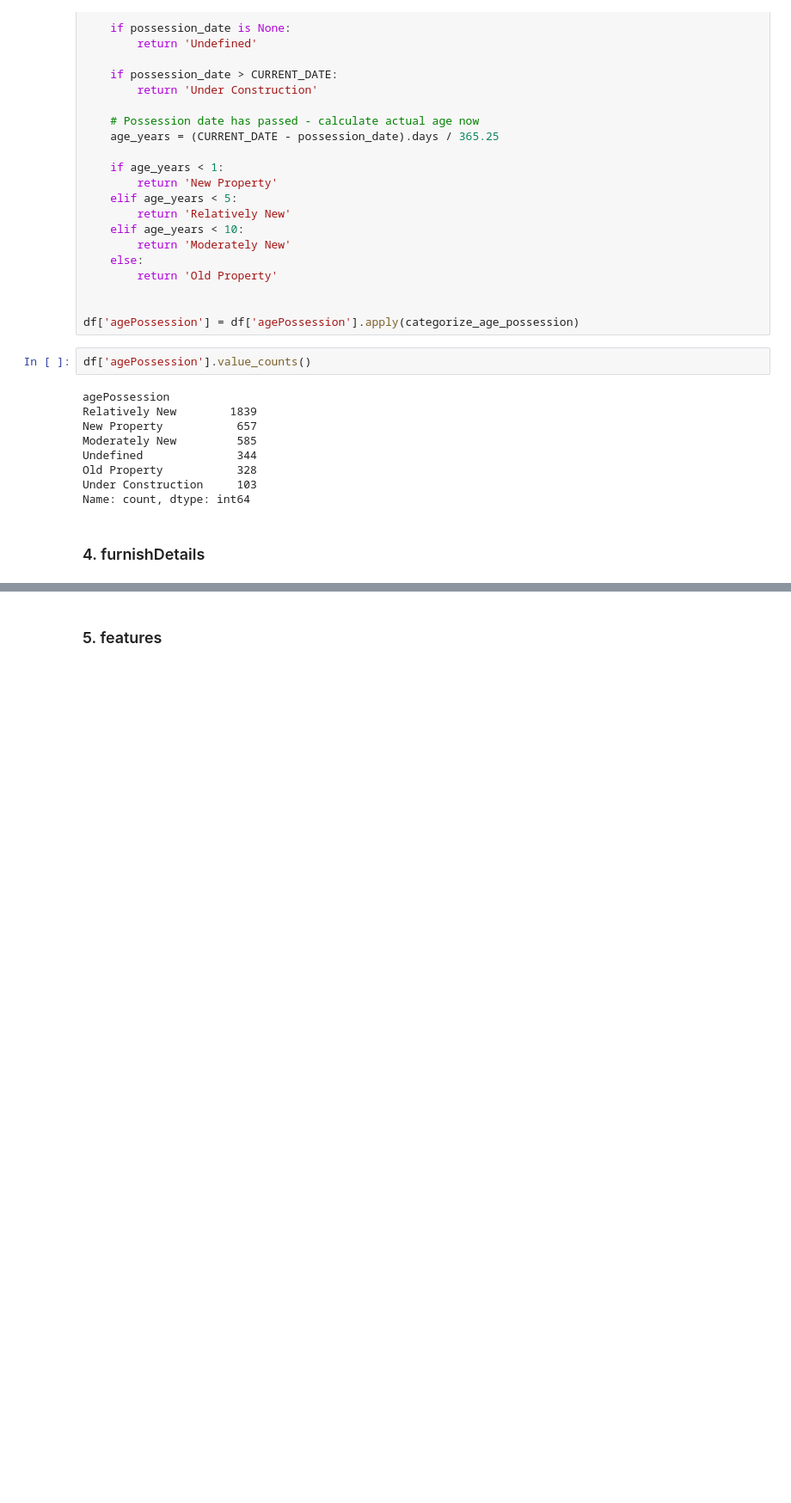
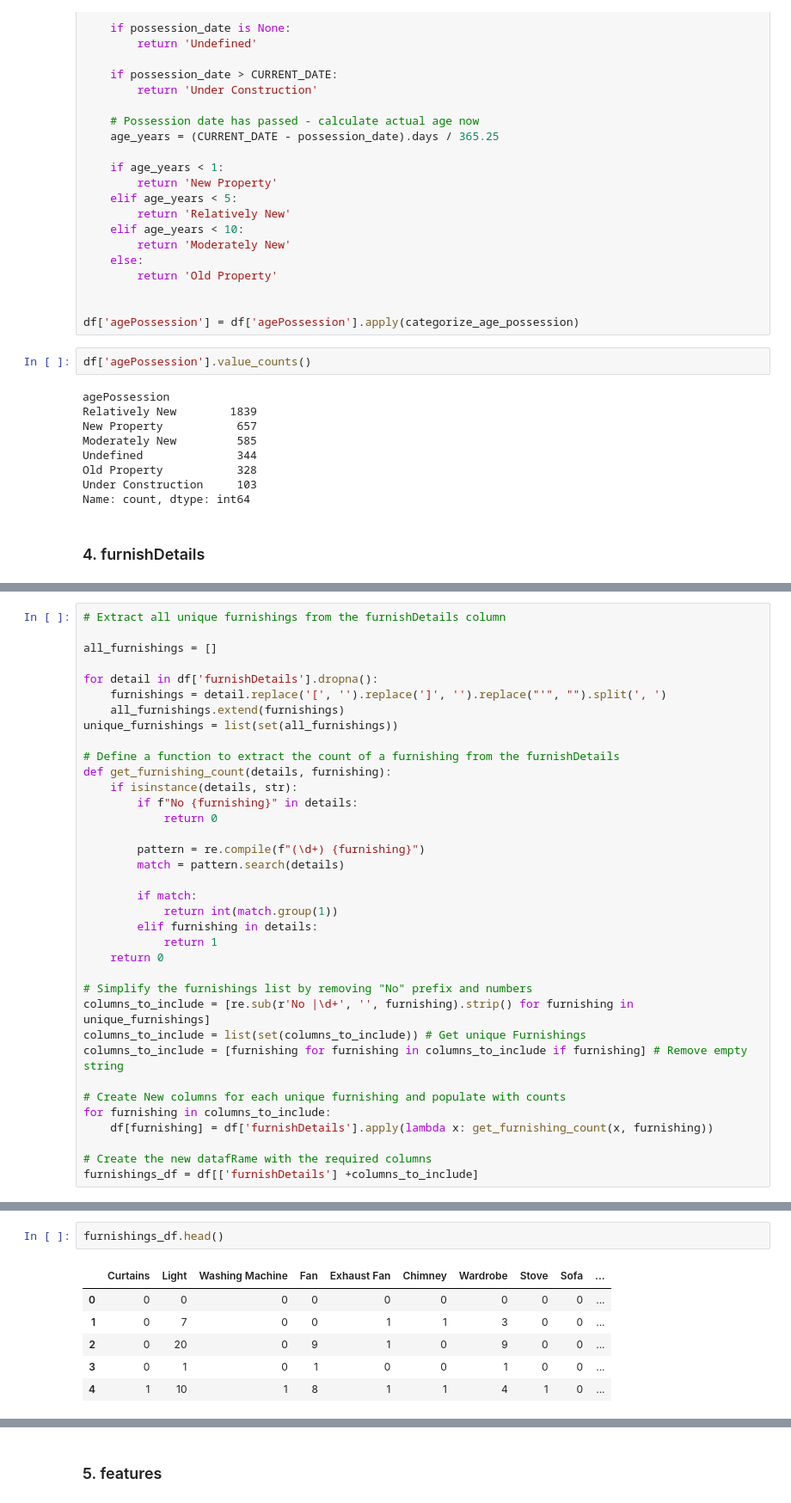
Before and after one commit to Apurba1903/Machine_Learning_Based_Real_Estate_System, a Jupyter notebook: FeatureEngineering/feature_engineering.ipynb, the cells around one changed output, grey strips where cells are left out. Shown at 86% size. Cells and saved outputs as stored; diff of their text form; blank space fills up the shorter version.

```diff
--- a/FeatureEngineering/feature_engineering.ipynb
+++ b/FeatureEngineering/feature_engineering.ipynb
@@ -355,0 +363,36 @@ Name: count, dtype: int64
+# %%
+# Extract all unique furnishings from the furnishDetails column
+
+all_furnishings = []
+
+for detail in df['furnishDetails'].dropna():
+    furnishings = detail.replace('[', '').replace(']', '').replace("'", "").split(', ')
+    all_furnishings.extend(furnishings)
+unique_furnishings = list(set(all_furnishings))
+
+# Define a function to extract the count of a furnishing from the furnishDetails
+def get_furnishing_count(details, furnishing):
+    if isinstance(details, str):
+        if f"No {furnishing}" in details:
+            return 0
+
+        pattern = re.compile(f"(\d+) {furnishing}")
+        match = pattern.search(details)
+
+        if match:
+            return int(match.group(1))
+        elif furnishing in details:
+            return 1
+    return 0
+
+# Simplify the furnishings list by removing "No" prefix and numbers
+columns_to_include = [re.sub(r'No |\d+', '', furnishing).strip() for furnishing in unique_furnishings]
+columns_to_include = list(set(columns_to_include)) # Get unique Furnishings
+columns_to_include = [furnishing for furnishing in columns_to_include if furnishing] # Remove empty string
+
+# Create New columns for each unique furnishing and populate with counts
+for furnishing in columns_to_include:
+    df[furnishing] = df['furnishDetails'].apply(lambda x: get_furnishing_count(x, furnishing))
+
+# Create the new datafRame with the required columns
+furnishings_df = df[['furnishDetails'] +columns_to_include]
@@ -355,0 +410,9 @@ Name: count, dtype: int64
+# %%
+furnishings_df.head()
+# %% [output]
+|  | Curtains | Light | Washing Machine | Fan | Exhaust Fan | Chimney | Wardrobe | Stove | Sofa | ... |
+| 0 | 0 | 0 | 0 | 0 | 0 | 0 | 0 | 0 | 0 | ... |
+| 1 | 0 | 7 | 0 | 0 | 1 | 1 | 3 | 0 | 0 | ... |
+| 2 | 0 | 20 | 0 | 9 | 1 | 0 | 9 | 0 | 0 | ... |
+| 3 | 0 | 1 | 0 | 1 | 0 | 0 | 1 | 0 | 0 | ... |
+| 4 | 1 | 10 | 1 | 8 | 1 | 1 | 4 | 1 | 0 | ... |
```
Also changed, not shown: parts of 14 cells of this notebook.
